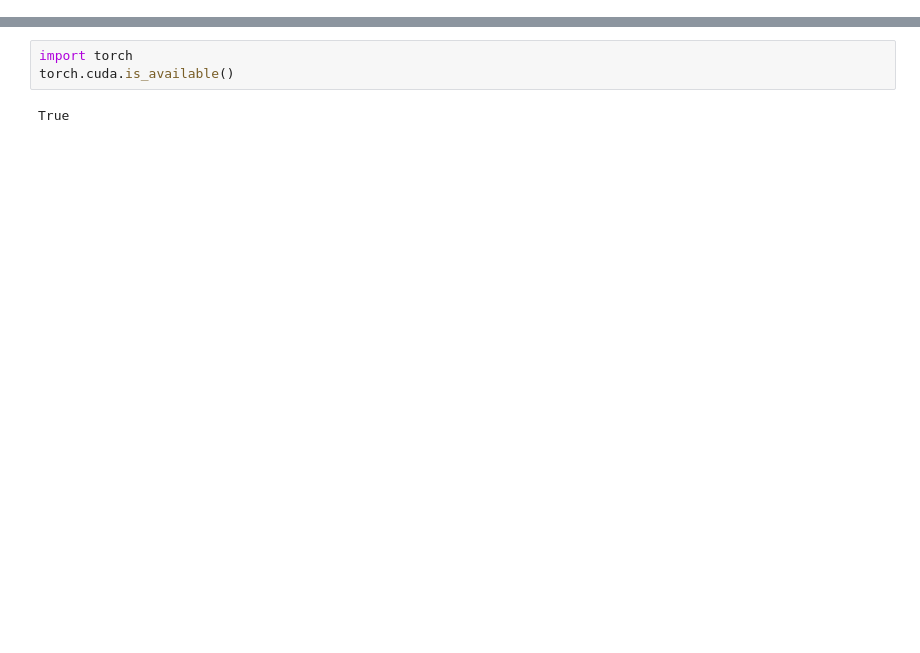
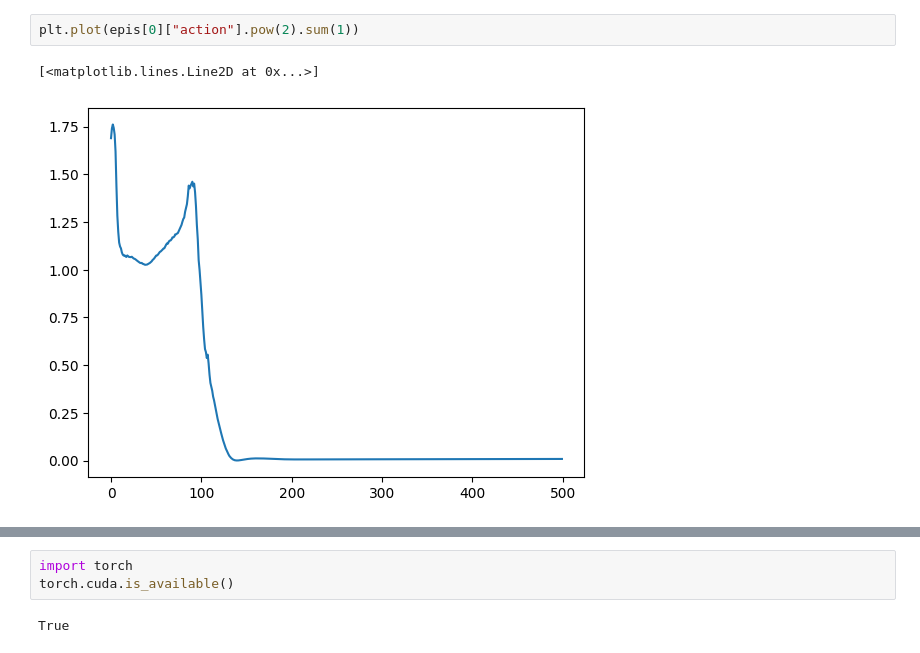
Before and after one commit to cstein06/tdmpc2, a Jupyter notebook: tdmpc2/test.ipynb, the cells around one changed output, grey strips where cells are left out. Saved outputs shown, nothing was run; the diff lists cells and outputs as text; blank space fills up the shorter version.

```diff
--- a/tdmpc2/test.ipynb
+++ b/tdmpc2/test.ipynb
@@ -0,0 +112,5 @@
+# %%
+plt.plot(epis[0]["action"].pow(2).sum(1))
+# %% [output]
+[<matplotlib.lines.Line2D at 0x...>]
+[figure, added]
```
Also changed, not shown: parts of 118 cells of this notebook, 14 other files.
